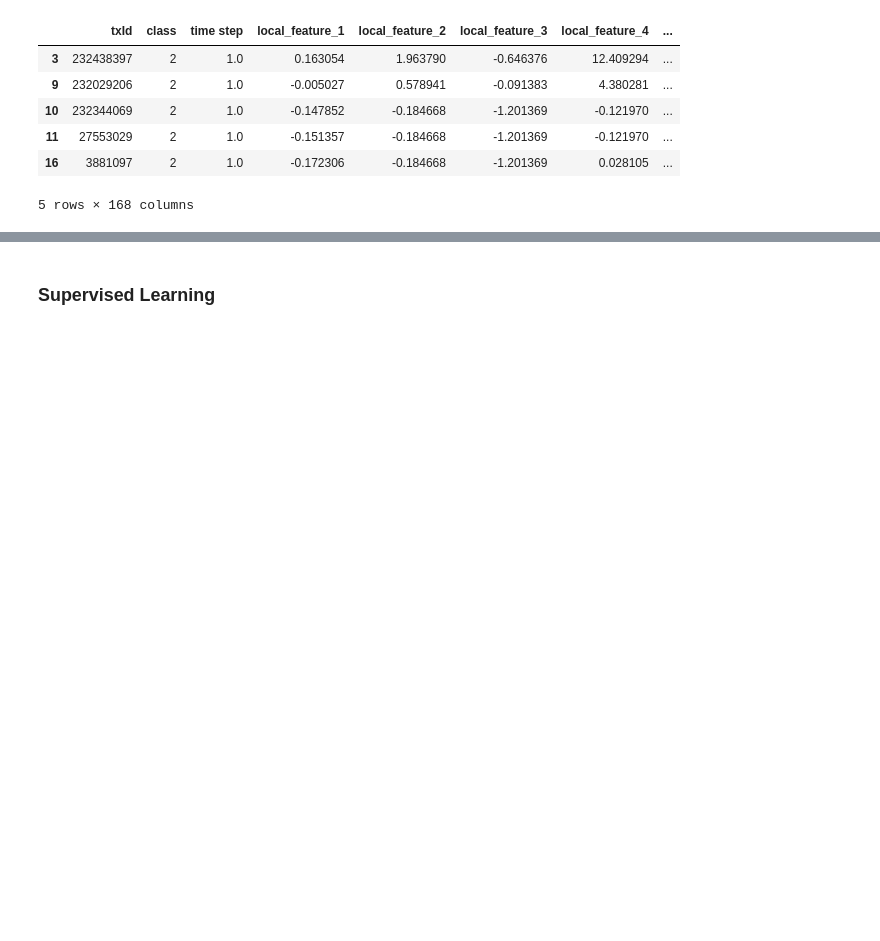
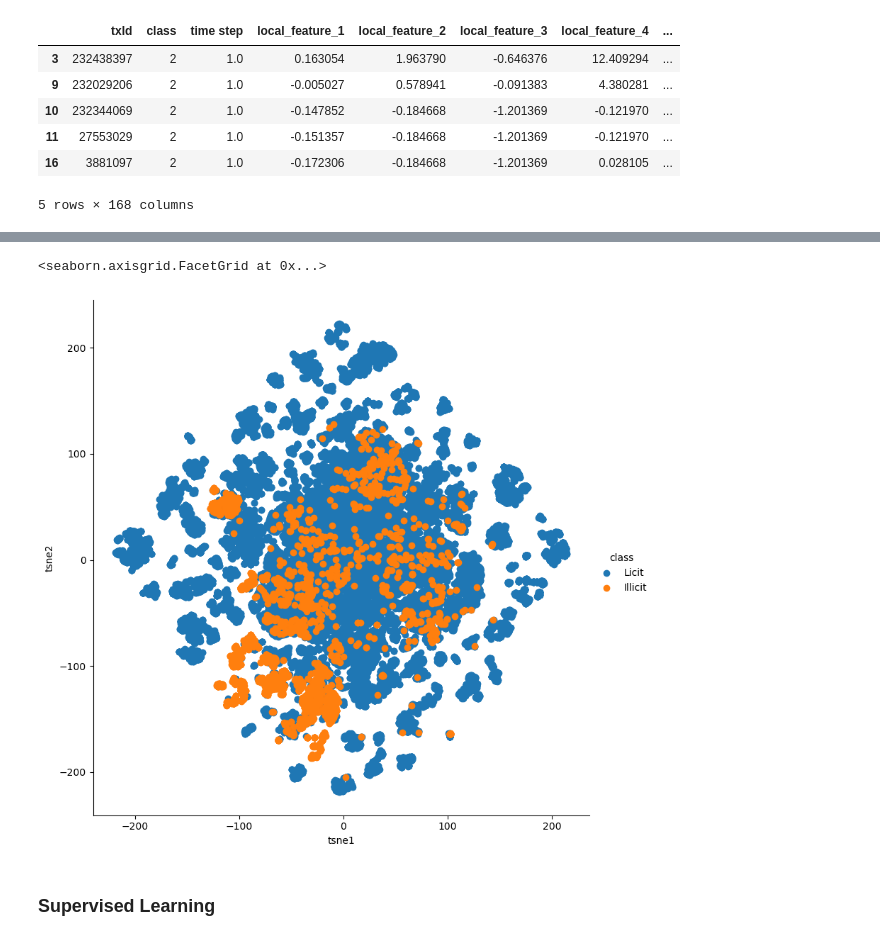
Before and after one commit to KulsoomKamilKhan/Dissertation_Code, a Jupyter notebook: Elliptic Dataset - Notebook.ipynb, the cells around one changed output, grey strips where cells are left out. Drawn from its saved outputs; the diff is of its cells as text; code cells hidden in the pictures; blank space fills up the shorter version.

```diff
--- a/Elliptic Dataset - Notebook.ipynb
+++ b/Elliptic Dataset - Notebook.ipynb
@@ -242,0 +272,3 @@ X_train, X_test, y_train, y_test = train_test_split(X, y, test_size=0.3, random_
+# %%
+tsne = TSNE(n_components=2, verbose=1, perplexity=30, n_iter=5000, learning_rate=200)
+tsne_scale_results = tsne.fit_transform(X)
@@ -243,3 +293,15 @@ X_train, X_test, y_train, y_test = train_test_split(X, y, test_size=0.3, random_
+# %%
+tsne_df = pd.DataFrame(columns=['tsne1','tsne2', 'class'], data = np.column_stack((tsne_scale_results, y)))
+# %%
+class_map = {0:'Licit',
+            1: 'Illicit'}
+tsne_df.loc[:, 'class'] = tsne_df['class'].map(class_map)
+
+grid = sns.FacetGrid(tsne_df, hue="class", size=8)
+grid.map(plt.scatter, 'tsne1', 'tsne2').add_legend()
+# %% [output]
+<seaborn.axisgrid.FacetGrid at 0x...>
+[figure, added]
 # %%
 #train and test dataframe on the different models
 
```
Also changed, not shown: parts of 26 cells of this notebook.
